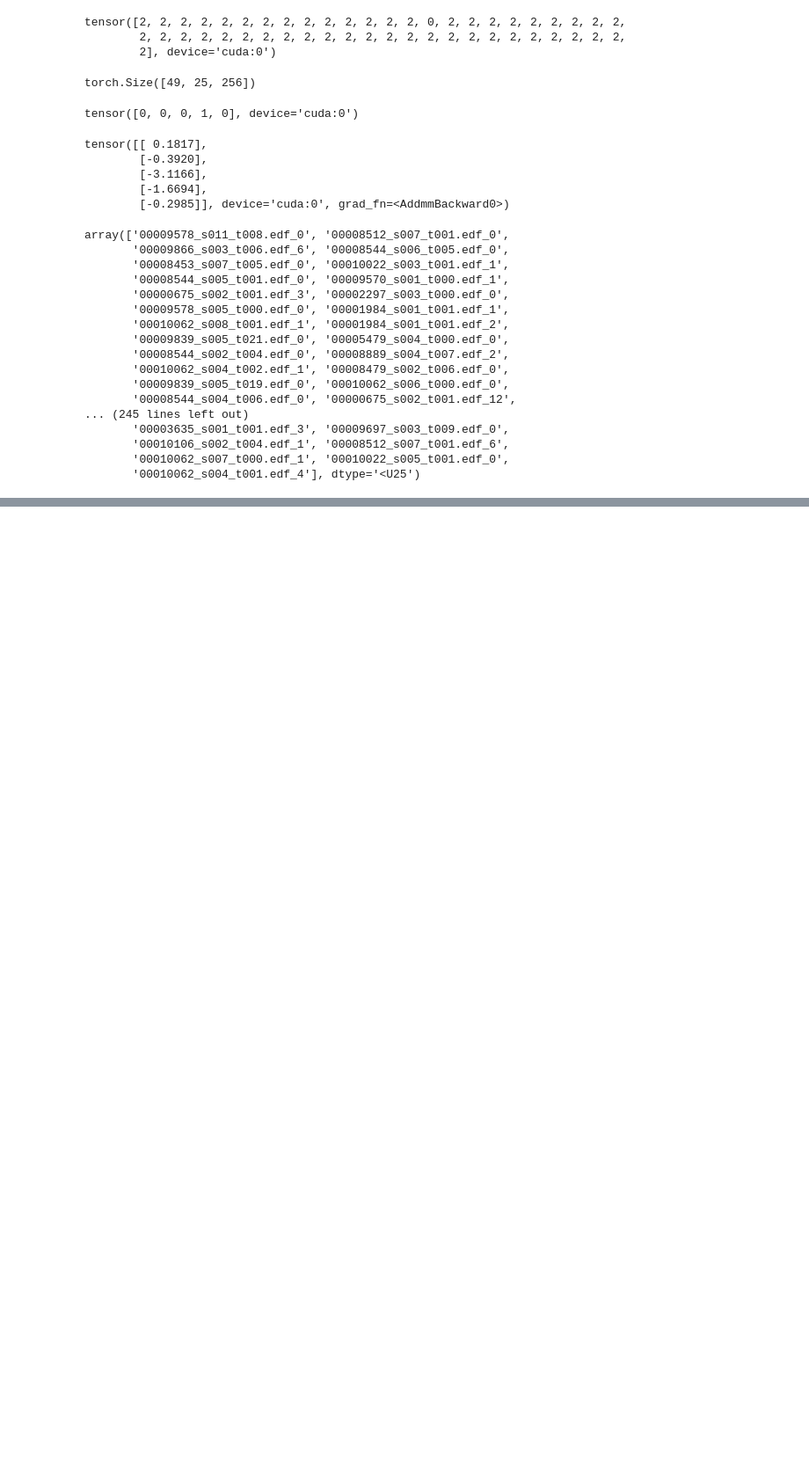
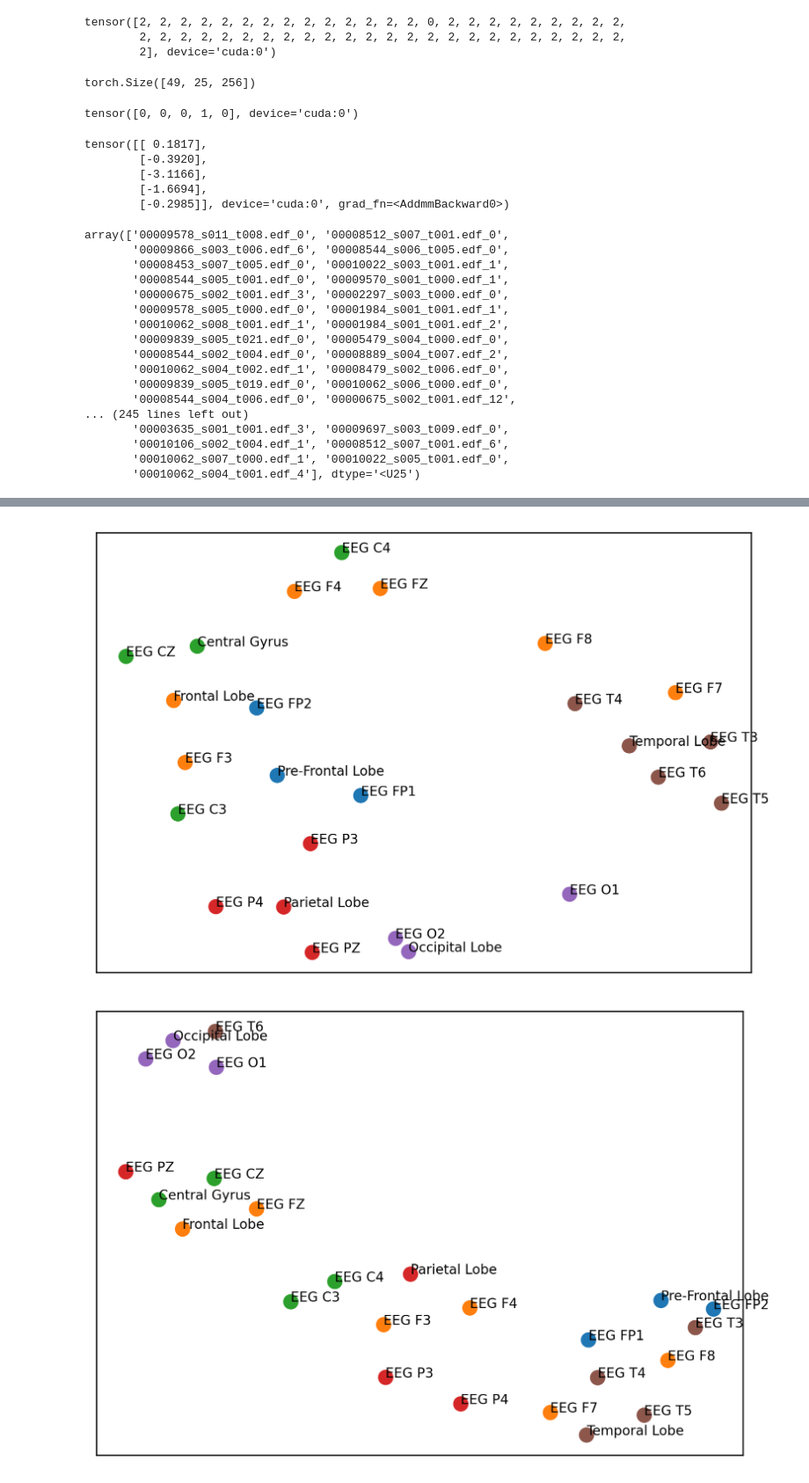
Before and after one commit to USC-InfoLab/NeuroGNN, a Jupyter notebook: analysis/performance_analysis.ipynb, the cells around one changed output, grey strips where cells are left out. Shown at 88% size. Cells and saved outputs as stored; diff of their text form; code cells hidden in the pictures; blank space fills up the shorter version.

```diff
--- a/analysis/performance_analysis.ipynb
+++ b/analysis/performance_analysis.ipynb
@@ -562,0 +607,7 @@ viz_embeddings(node_embeddings_focal)
+# %%
+viz_embeddings(node_embeddings_normal)
+viz_embeddings(node_embeddings_abs, save_path='analysis/figures/interpretability/embeddings_seizure_class_absence(abs).png') # repetitive seizures in left hemisphere
+viz_embeddings(node_embeddings_focal)
+# %% [output]
+[figure, added]
+[figure, added]
```
Also changed, not shown: parts of 11 cells of this notebook, 13 other files.
